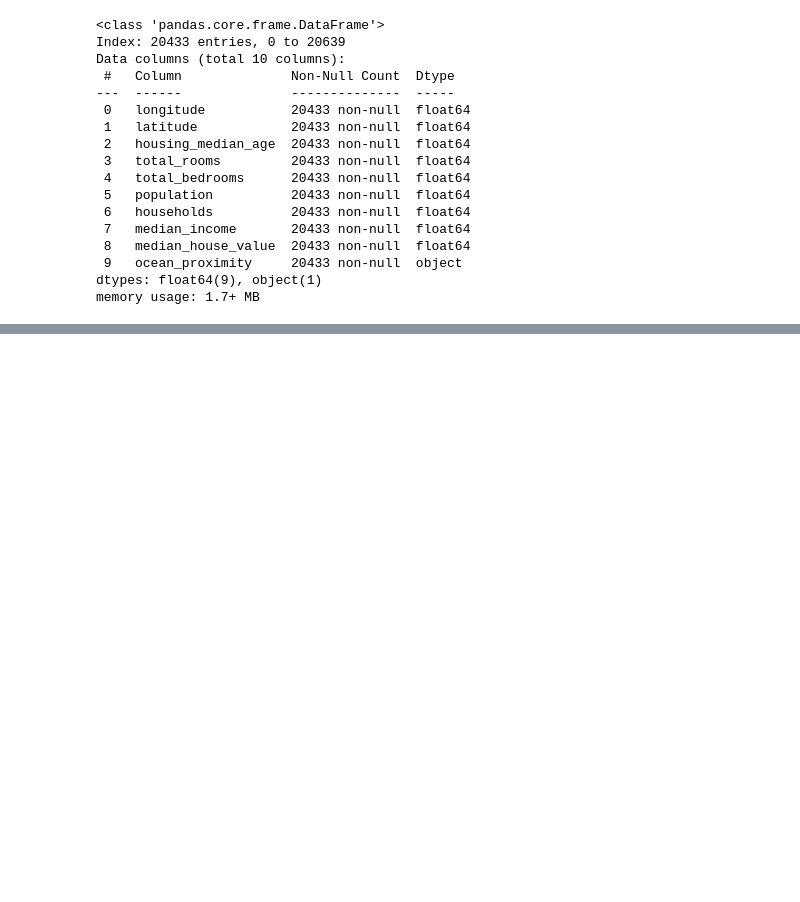
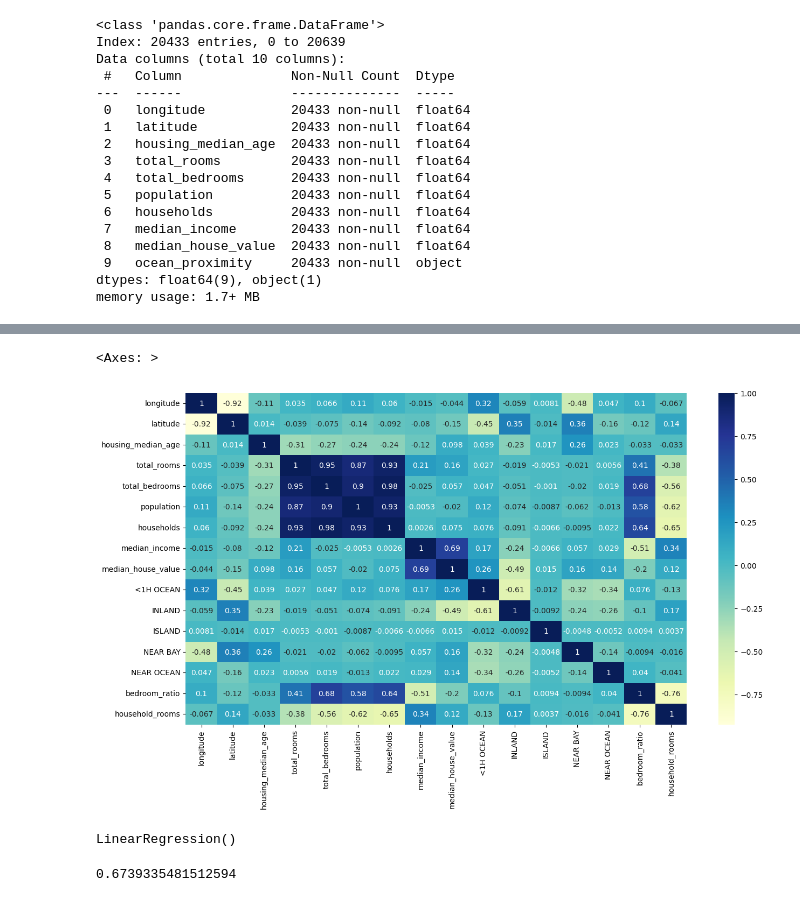
Before and after one commit to vidhyakshayakannan/Machine-Learning, a Jupyter notebook: CaliforniaHousingPrices.ipynb, the cells around one changed output, grey strips where cells are left out. Cells and saved outputs as stored; diff of their text form; code cells hidden in the pictures; blank space fills up the shorter version.

Commit message:
Linear Regression Model

```diff
--- a/CaliforniaHousingPrices.ipynb
+++ b/CaliforniaHousingPrices.ipynb
@@ -162,0 +163,13 @@ train_data
+# %%
+plt.figure(figsize=(15,8))
+sns.heatmap(train_data.corr(numeric_only=True), annot = True, cmap = "YlGnBu")
+# %% [output]
+<Axes: >
+[figure, added]
+# %%
+from sklearn.linear_model import LinearRegression
+X_train, y_train = train_data.drop(["median_house_value"], axis = 1), train_data["median_house_value"]
+reg = LinearRegression()
+reg.fit(X_train,y_train)
+# %% [output]
+LinearRegression()
@@ -162,0 +188,4 @@ train_data
+# %%
+reg.score(X_test, y_test)
+# %% [output]
+0.6739335481512594
```
Also changed, not shown: parts of 10 cells of this notebook.
